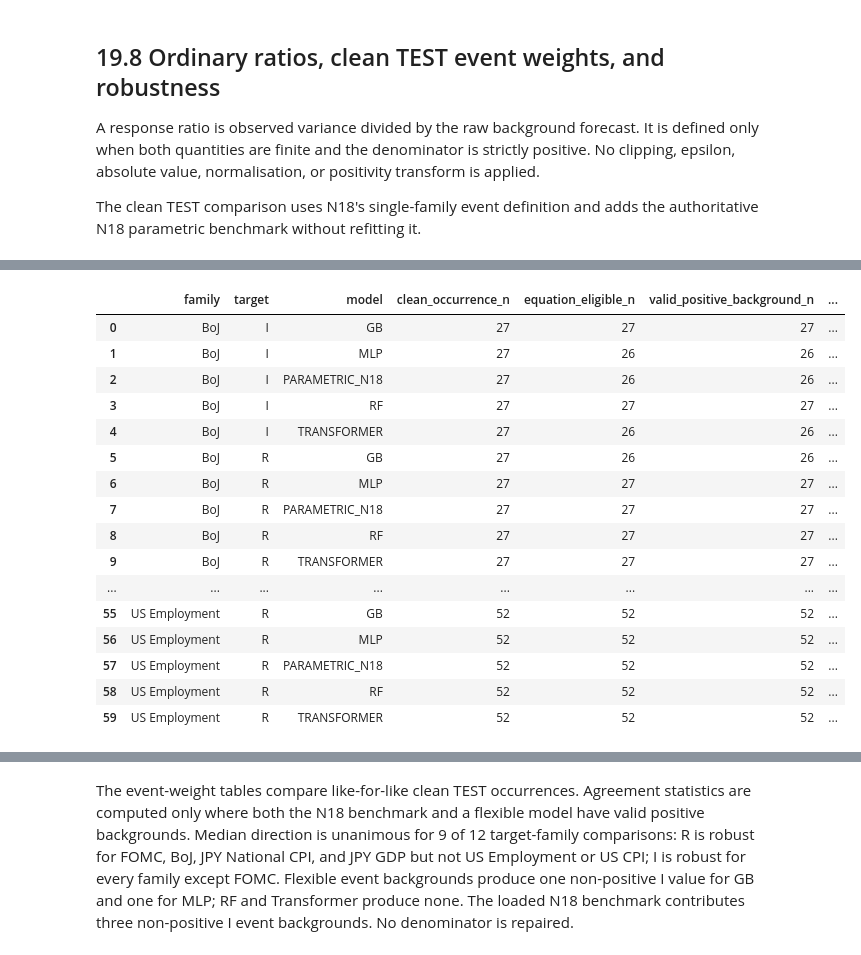
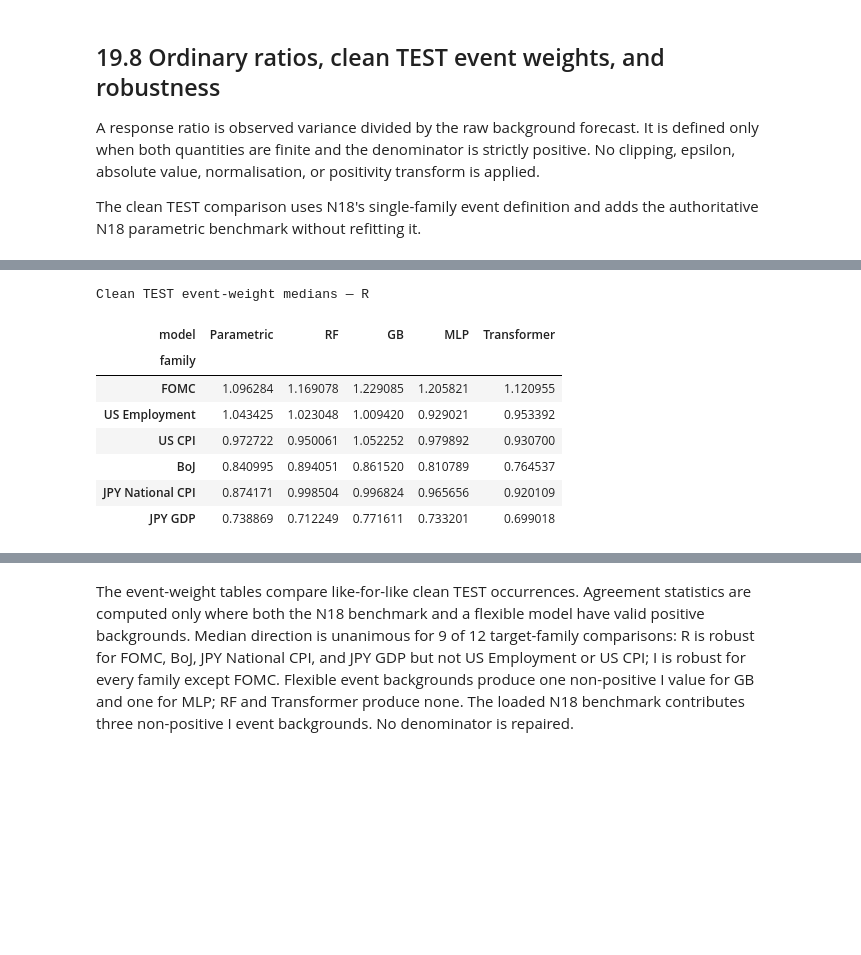
Before and after one commit to JivN24/HSBC-AN-RN, a Jupyter notebook: CODEWORK/Linus' Task Re-Do/19_empirical_nonparametric_causal_structure_and_event_weights.ipynb, the cells around one changed output, grey strips where cells are left out. Cells and saved outputs as stored; diff of their text form; code cells hidden in the pictures; blank space fills up the shorter version.

```diff
--- a/CODEWORK/Linus' Task Re-Do/19_empirical_nonparametric_causal_structure_and_event_weights.ipynb
+++ b/CODEWORK/Linus' Task Re-Do/19_empirical_nonparametric_causal_structure_and_event_weights.ipynb
@@ -814,11 +822,15 @@ for model in MODEL_FAMILIES:
             validation_neural_ensembles[(model, target)] = (networks, scales)
 
 def validation_prediction(model, target, frame_or_array):
+    global TREE_FEATURE_NAME_AUDIT_COUNT
     parents, lag_order = selected_structure(model, target)
     columns = feature_columns(parents, lag_order)
     if model in {"RF", "GB"}:
-        values = frame_or_array[columns] if isinstance(frame_or_array, pd.DataFrame) else frame_or_array
-        return validation_fitted[(model, target)].predict(values)
+        values = frame_or_array.loc[:, columns] if isinstance(frame_or_array, pd.DataFrame) else pd.DataFrame(frame_or_array, columns=columns)
+        fitted = validation_fitted[(model, target)]
+        assert list(values.columns) == list(fitted.feature_names_in_)
+        TREE_FEATURE_NAME_AUDIT_COUNT += 1
+        return fitted.predict(values)
     networks, scales = validation_neural_ensembles[(model, target)]
     return ensemble_prediction(networks, frame_or_array, columns, scales, model, lag_order, len(parents))
 
@@ -857,13 +869,14 @@ for model in MODEL_FAMILIES:
                     del network
                 rmse = float(np.mean(seed_rmses))
             parent_results.append(("|".join(parents), rmse))
-        best_rmse = min(value for _, value in parent_results)
+        best_parent_blocks, best_rmse = min(parent_results, key=lambda item: item[1])
         selected_rmse = dict(parent_results)["|".join(selected_parents)]
         stability_rows.append({
             "model": model, "target": target,
             "selected_parent_blocks": "|".join(selected_parents),
             "selected_lag_order": lag_order,
             "final_hyperparameter_candidate_id": config_id,
+            "best_parent_blocks_at_selected_lag": best_parent_blocks,
             "best_parent_RMSE_at_selected_lag": best_rmse,
             "selected_parent_RMSE_at_selected_lag": selected_rmse,
             "selected_to_best_ratio": selected_rmse / best_rmse,
@@ -1092,7 +1108,8 @@ for model in MODEL_FAMILIES:
                 permutation = rng.permutation(len(frame))
                 permuted = original.copy()
                 permuted[:, indices] = original[permutation][:, indices]
-                rmse = compute_metrics(actual, validation_prediction(model, target, permuted))["RMSE"]
+                permuted_frame = pd.DataFrame(permuted, columns=columns, index=frame.index)
+                rmse = compute_metrics(actual, validation_prediction(model, target, permuted_frame))["RMSE"]
                 deltas.append(rmse - baseline)
             importance_rows.append({
                 "target": target, "model": model, "importance_scope": "PARENT_BLOCK",
@@ -1110,7 +1127,8 @@ for model in MODEL_FAMILIES:
                 permutation = rng.permutation(len(frame))
                 permuted = original.copy()
                 permuted[:, indices] = original[permutation][:, indices]
-                rmse = compute_metrics(actual, validation_prediction(model, target, permuted))["RMSE"]
+                permuted_frame = pd.DataFrame(permuted, columns=columns, index=frame.index)
+                rmse = compute_metrics(actual, validation_prediction(model, target, permuted_frame))["RMSE"]
                 deltas.append(rmse - baseline)
             importance_rows.append({
                 "target": target, "model": model, "importance_scope": "LAG_GROUP",
@@ -1129,7 +1147,8 @@ for model in MODEL_FAMILIES:
                     permutation = rng.permutation(len(frame))
                     permuted = original.copy()
                     permuted[:, index] = original[permutation, index]
-                    rmse = compute_metrics(actual, validation_prediction(model, target, permuted))["RMSE"]
+                    permuted_frame = pd.DataFrame(permuted, columns=columns, index=frame.index)
+                    rmse = compute_metrics(actual, validation_prediction(model, target, permuted_frame))["RMSE"]
                     deltas.append(rmse - baseline)
                 importance_rows.append({
                     "target": target, "model": model, "importance_scope": "INDIVIDUAL_FEATURE",
@@ -1475,6 +1496,36 @@ for target, filename, number in [
     ax.legend(ncol=3)
     save_figure(fig, filename)
 
-display(event_weight_summary_clean_test)
-display(event_weight_agreement)
+for target in TARGETS:
+    compact_medians = (
+        event_weight_summary_clean_test.loc[event_weight_summary_clean_test["target"].eq(target)]
+        .pivot(index="family", columns="model", values="median_event_weight")
+        .reindex(index=FAMILIES, columns=model_order)
+        .rename(columns={"PARAMETRIC_N18": "Parametric", "TRANSFORMER": "Transformer"})
+    )
+    print(f"Clean TEST event-weight medians — {target}")
+    display(compact_medians)
+event_weight_support_display = (
+    event_weight_summary_clean_test.groupby(["target", "family"], as_index=False)
+    .agg(clean_occurrence_n=("clean_occurrence_n", "max"), equation_eligible_n_min=("equation_eligible_n", "min"),
+         equation_eligible_n_max=("equation_eligible_n", "max"), valid_positive_background_n_min=("valid_positive_background_n", "min"),
+         valid_positive_background_n_max=("valid_positive_background_n", "max"))
+)
+print("Clean TEST support ranges across backgrounds")
+display(event_weight_support_display)
+agreement_summary_display = (
+    event_weight_agreement.groupby(["target", "comparator_model"], as_index=False)
+    .agg(common_valid_n=("valid_common_n", "sum"), pearson_correlation=("pearson_correlation", "median"),
+         spearman_correlation=("spearman_correlation", "median"), median_absolute_difference=("median_absolute_difference", "median"),
+         families_agreeing=("family_median_same_side_of_one", "sum"), family_comparisons=("family", "count"))
+)
+agreement_summary_display["family_direction_agreement"] = (
+    agreement_summary_display["families_agreeing"].astype(int).astype(str) + "/" + agreement_summary_display["family_comparisons"].astype(int).astype(str)
+)
+agreement_summary_display = agreement_summary_display[[
+    "target", "comparator_model", "common_valid_n", "pearson_correlation", "spearman_correlation",
+    "median_absolute_difference", "family_direction_agreement",
+]]
+print("Compact parametric-versus-flexible agreement summary")
+display(agreement_summary_display)
 # %% [output]
@@ -1481,17 +1534,9 @@ display(event_weight_agreement)
+Clean TEST event-weight medians — R
-|  | family | target | model | clean_occurrence_n | equation_eligible_n | valid_positive_background_n | ... |
-| 0 | BoJ | I | GB | 27 | 27 | 27 | ... |
-| 1 | BoJ | I | MLP | 27 | 26 | 26 | ... |
-| 2 | BoJ | I | PARAMETRIC_N18 | 27 | 26 | 26 | ... |
-| 3 | BoJ | I | RF | 27 | 27 | 27 | ... |
-| 4 | BoJ | I | TRANSFORMER | 27 | 26 | 26 | ... |
-| 5 | BoJ | R | GB | 27 | 26 | 26 | ... |
-| 6 | BoJ | R | MLP | 27 | 27 | 27 | ... |
-| 7 | BoJ | R | PARAMETRIC_N18 | 27 | 27 | 27 | ... |
-| 8 | BoJ | R | RF | 27 | 27 | 27 | ... |
-| 9 | BoJ | R | TRANSFORMER | 27 | 27 | 27 | ... |
-| ... | ... | ... | ... | ... | ... | ... | ... |
-| 55 | US Employment | R | GB | 52 | 52 | 52 | ... |
-| 56 | US Employment | R | MLP | 52 | 52 | 52 | ... |
-| 57 | US Employment | R | PARAMETRIC_N18 | 52 | 52 | 52 | ... |
-| 58 | US Employment | R | RF | 52 | 52 | 52 | ... |
-| 59 | US Employment | R | TRANSFORMER | 52 | 52 | 52 | ... |
+| model | Parametric | RF | GB | MLP | Transformer |
+| family |  |  |  |  |  |
+| FOMC | 1.096284 | 1.169078 | 1.229085 | 1.205821 | 1.120955 |
+| US Employment | 1.043425 | 1.023048 | 1.009420 | 0.929021 | 0.953392 |
+| US CPI | 0.972722 | 0.950061 | 1.052252 | 0.979892 | 0.930700 |
+| BoJ | 0.840995 | 0.894051 | 0.861520 | 0.810789 | 0.764537 |
+| JPY National CPI | 0.874171 | 0.998504 | 0.996824 | 0.965656 | 0.920109 |
+| JPY GDP | 0.738869 | 0.712249 | 0.771611 | 0.733201 | 0.699018 |
```
Also changed, not shown: parts of 11 cells of this notebook, 20 other files.
